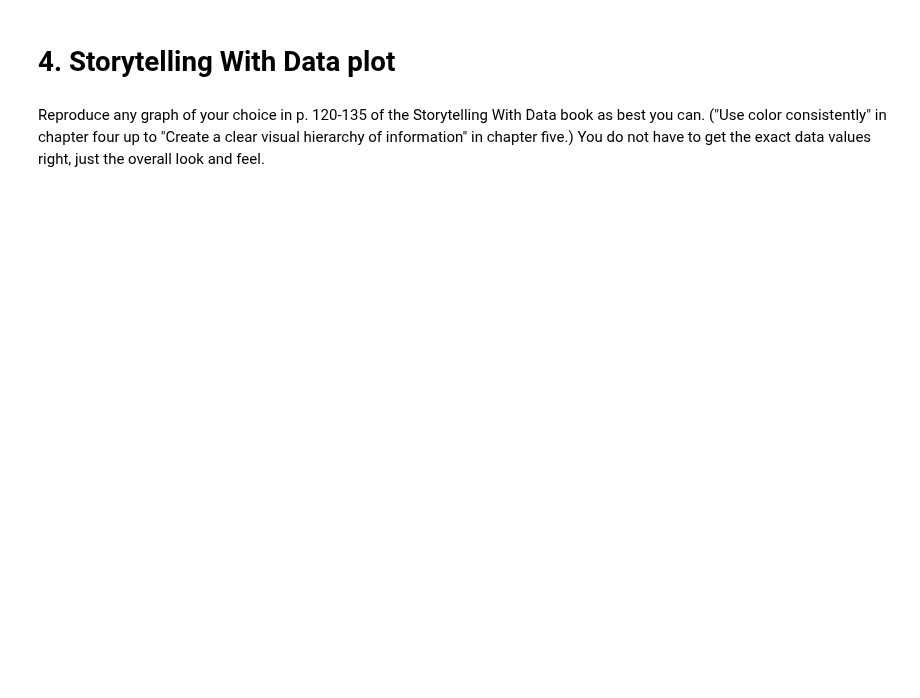
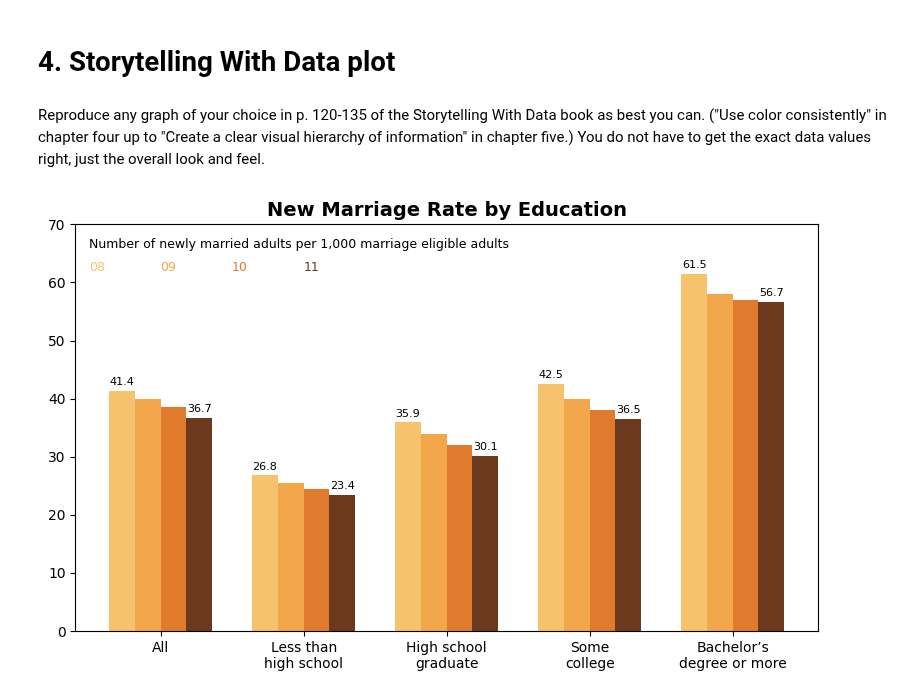
Before and after one commit to andre-bu-gitdev/O2_AI_for_Leaders_dx699, a Jupyter notebook: Week8.ipynb, the cells around one changed output. Cells and saved outputs as stored; diff of their text form; code cells hidden in the pictures; blank space fills up the shorter version.

```diff
--- a/Week8.ipynb
+++ b/Week8.ipynb
@@ -244,3 +338,45 @@ Use linear regression to predict the milk price from the other two, the cheese p
 # 4. Storytelling With Data plot
 # %% [markdown]
 Reproduce any graph of your choice in p. 120-135 of the Storytelling With Data book as best you can.  ("Use color consistently" in chapter four up to "Create a clear visual hierarchy of information" in chapter five.)    You do not have to get the exact data values right, just the overall look and feel.
+# %%
+import matplotlib.pyplot as plt
+import numpy as np
+
+categories = ["All", "Less than\nhigh school", "High school\ngraduate", "Some\ncollege", "Bachelor’s\ndegree or more"]
+
+data = {
+    "08": [41.4, 26.8, 35.9, 42.5, 61.5],
+    "09": [40.0, 25.5, 34.0, 40.0, 58.0],
+    "10": [38.5, 24.5, 32.0, 38.0, 57.0],
+    "11": [36.7, 23.4, 30.1, 36.5, 56.7],
+}
+
+colors = ["#f6c26b", "#f2a74b", "#e07b2d", "#6b3a1e"]
+
+x = np.arange(len(categories))
+width = 0.18
+
+fig, ax = plt.subplots(figsize=(8,5))
+
+for i, (year, values) in enumerate(data.items()):
+    ax.bar(x + i*width - width*1.5, values, width, color=colors[i])
+
+ax.set_xticks(x)
+ax.set_xticklabels(categories)
+ax.set_ylim(0, 70)
+
+ax.set_title("New Marriage Rate by Education", fontsize=14, weight='bold')
+ax.text(-0.5, 66, "Number of newly married adults per 1,000 marriage eligible adults", fontsize=9)
+
+for i, year in enumerate(data.keys()):
+    ax.text(-0.5 + i*0.5, 62, year, color=colors[i], fontsize=9)
+
+for i, values in enumerate(data.values()):
+    for j, v in enumerate(values):
+        if i == 0 or i == 3:
+            ax.text(j + i*width - width*1.5, v + 1, f"{v}", ha='center', fontsize=8)
+
+plt.tight_layout()
+plt.show()
+# %% [output]
+[figure, added]
```
Also changed, not shown: parts of 13 cells of this notebook.
